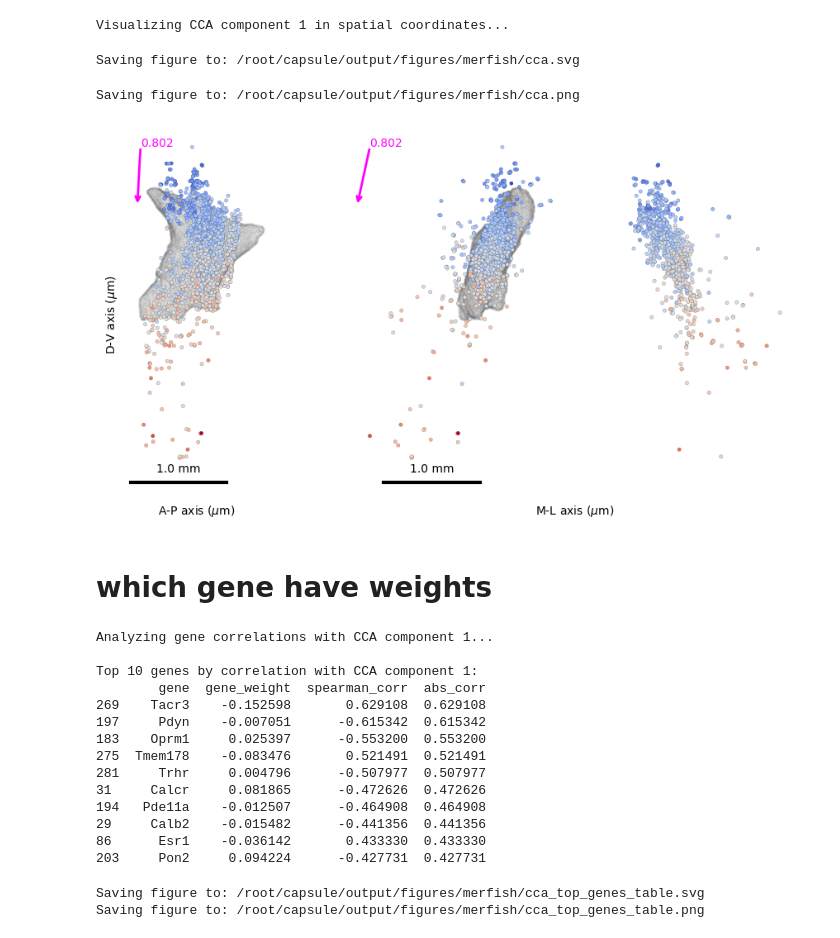
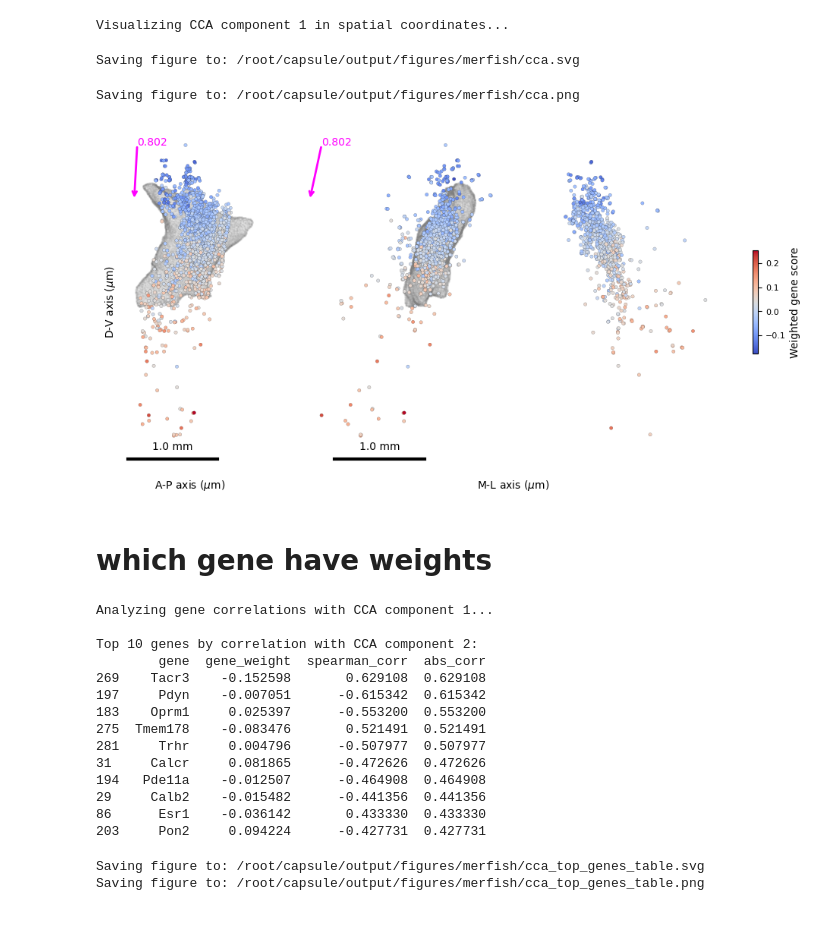
Before and after one commit to ShuonanChen/LCNE_transcriptomics, a Jupyter notebook: notebooks/merfish/plot_all_merfish_figs.ipynb, the cells around one changed output. Drawn from its saved outputs; the diff is of its cells as text; code cells hidden in the pictures.

Commit message:
update plottings

```diff
--- a/notebooks/merfish/plot_all_merfish_figs.ipynb
+++ b/notebooks/merfish/plot_all_merfish_figs.ipynb
@@ -146,35 +146,38 @@ for spine in ax1.spines.values():
 # Coronal view (M-L vs D-V)
 # ax2.triplot(mesh.vertices.T[2], mesh.vertices.T[1], mesh.faces, color='lime', alpha=0.4)
 ax2.scatter(mesh.vertices.T[2], mesh.vertices.T[1], c='gray', s=1, alpha=0.05)
 # ax2.scatter(vertices[:, 0], vertices[:, 1], c='gray', s=1, alpha=0.05, label='LC Core Mesh')
 # sca = ax2.scatter(allspatial[:, 2], allspatial[:, 1], c=X_c[:, k], s=s, edgecolor='k', linewidth=0.1, cmap='coolwarm')
-plotting.scatter_with_jitter(ax2, allspatial_j, X_c[:, k], direction='c', s=s, lw=0.1,scl_jitter=0.05, ascending=False, cmap ='coolwarm')
+sca=plotting.scatter_with_jitter(ax2, allspatial_j, X_c[:, k], direction='c', s=s, lw=0.1,scl_jitter=0.05, ascending=False, cmap ='coolwarm')
+cbar = plt.colorbar(sca, ax=ax2, label='Weighted gene score', shrink=0.3)
 ax2.set_aspect('equal')
+
+
 
 # Add vector arrow
 start_point = (start_point_all[2], start_point_all[1])
 end_point = (start_point_all[2] + vector_scaled[2], start_point_all[1] + vector_scaled[1])
 ax2.annotate('',xy=end_point,xytext=start_point,arrowprops=dict(arrowstyle="->", color="magenta", lw=2))
 ax2.text(start_point[0], start_point[1], np.around(canonical_correlations[k], 3).astype(str), color='magenta')
 
 ax2.invert_yaxis()
 ax2.set_xlabel("M-L axis ($\mu$m)")
 xt = ax2.get_xticks(); yt = ax2.get_yticks()
 ax2.set_xticks(xt); ax2.set_yticks(yt)
 ax2.set_xticklabels(plotting.format_ticklabels(xt, scale=25))
 ax2.set_yticklabels(plotting.format_ticklabels(yt, scale=25))
 plotting.draw_scale_bar(ax2, length_px=40, linewidth=3, px_to_mm=25*1e-3)
 ax2.set_xticks([])
 ax2.set_yticks([])
 for spine in ax2.spines.values():
     spine.set_visible(False)
 fig.tight_layout()
 save_figure("cca")
 plt.show()
 # %% [output]
 Saving figure to: /root/capsule/output/figures/merfish/cca.svg
 Saving figure to: /root/capsule/output/figures/merfish/cca.png
-[figure, old version]
+[figure, new version]
 # %% [markdown]
 # which gene have weights
 # %%
@@ -206,7 +209,7 @@ def analyze_gene_correlations_with_cca(adata_mer, cca, X_c, component_idx=1):
         "abs_corr": np.abs(corrs)
     }).sort_values("abs_corr", ascending=False)
 
-    print(f"\nTop 10 genes by correlation with CCA component {component_idx}:")
+    print(f"\nTop 10 genes by correlation with CCA component {component_idx+1}:")
     print(df_results.head(10))
 
     return df_results
@@ -216,7 +219,7 @@ df_gene_corr = analyze_gene_correlations_with_cca(adata_mer, cca, X_c, component
 # %% [output]
 Analyzing gene correlations with CCA component 1...
 
-Top 10 genes by correlation with CCA component 1:
+Top 10 genes by correlation with CCA component 2:
         gene  gene_weight  spearman_corr  abs_corr
 269    Tacr3    -0.152598       0.629108  0.629108
 197     Pdyn    -0.007051      -0.615342  0.615342
```
Also changed, not shown: parts of 16 cells of this notebook, 5 other files.
